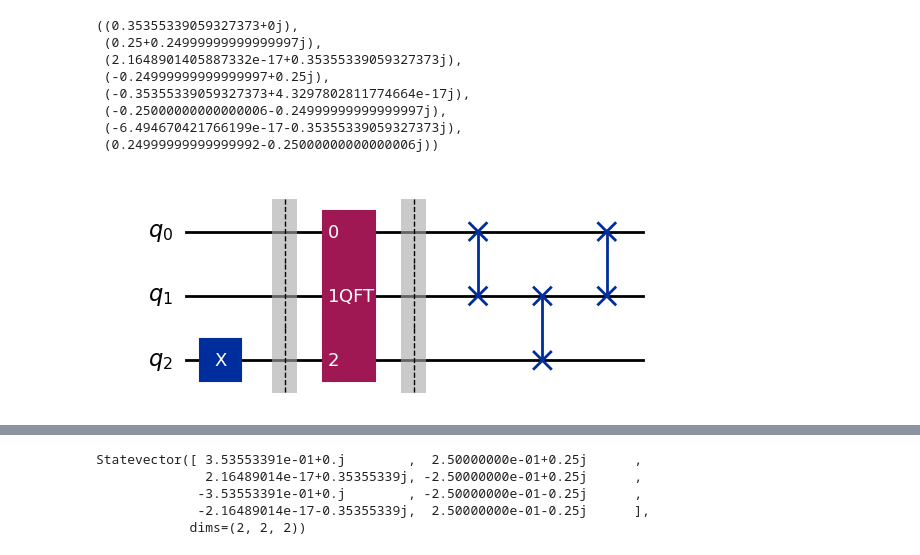
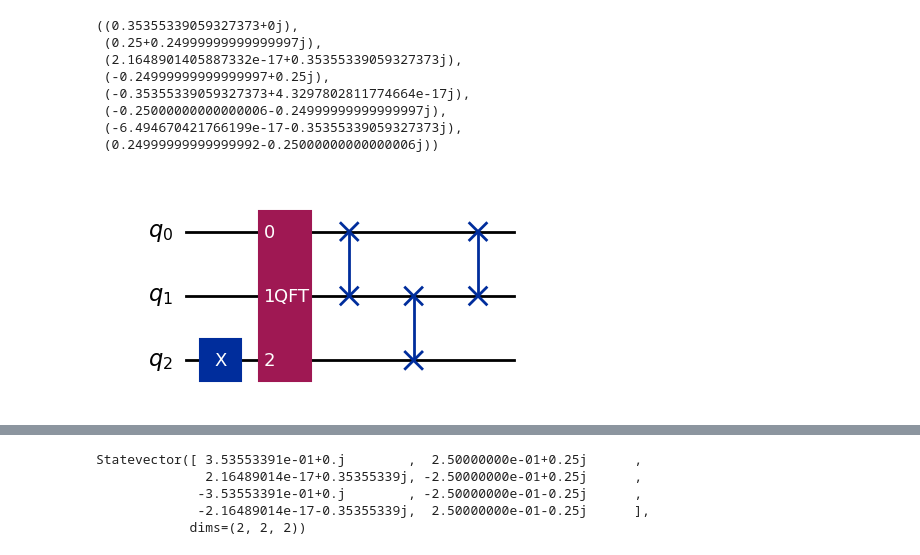
Before and after one commit to jonasmaziero/computacao_quantica_qiskit_sbf_2024, a Jupyter notebook: 03_Fourier.ipynb, the cells around one changed output, grey strips where cells are left out. Saved outputs shown, nothing was run; the diff lists cells and outputs as text; code cells hidden in the pictures.

```diff
--- a/03_Fourier.ipynb
+++ b/03_Fourier.ipynb
@@ -336,14 +348,14 @@ from math import cos, sin, pi, sqrt
 # %%
 # simulação do circuito usando a ferramenta Statevector
 from qiskit.quantum_info import Statevector
 nqb = 3
 qc = QuantumCircuit(nqb)
 qc.x(nqb-1)
-qc.barrier()
+#qc.barrier()
 qcqft = qc_qft(nqb)
 qc.append(qcqft, list(range(nqb)))
-qc.barrier()
+#qc.barrier()
 qc.swap(0,1); qc.swap(1,2); qc.swap(0,1) # para colocar na mesma ordem que os coeficientes acima
 qc.draw('mpl')
 # %% [output]
-[figure, old version]
+[figure, new version]
```
Also changed, not shown: parts of 19 cells of this notebook, 6 other files.
